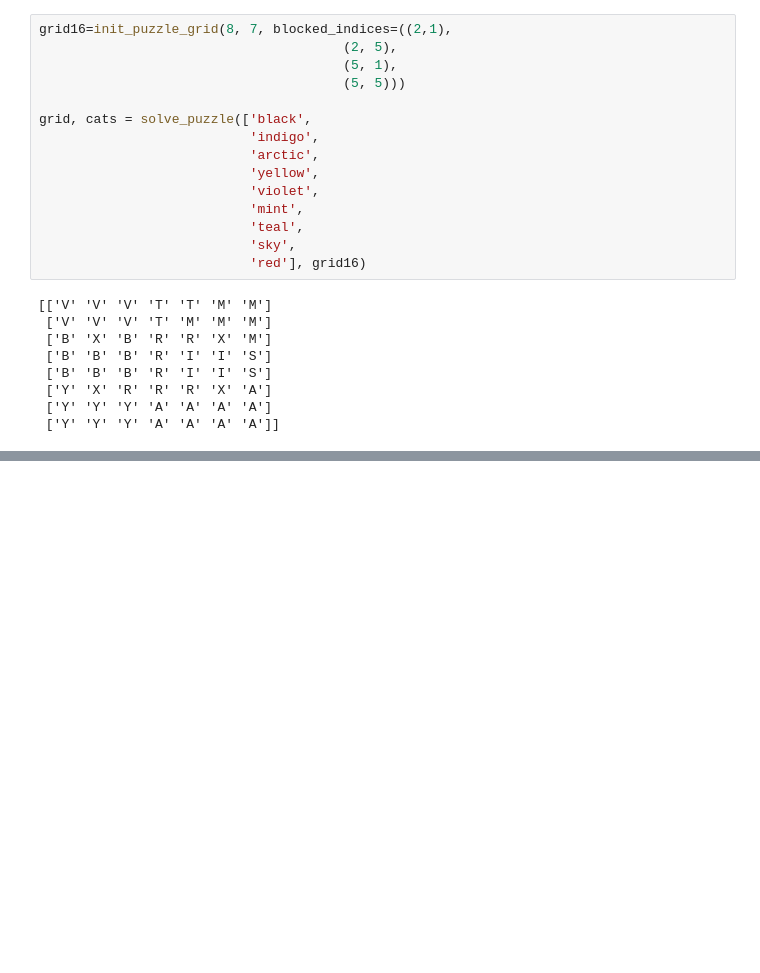
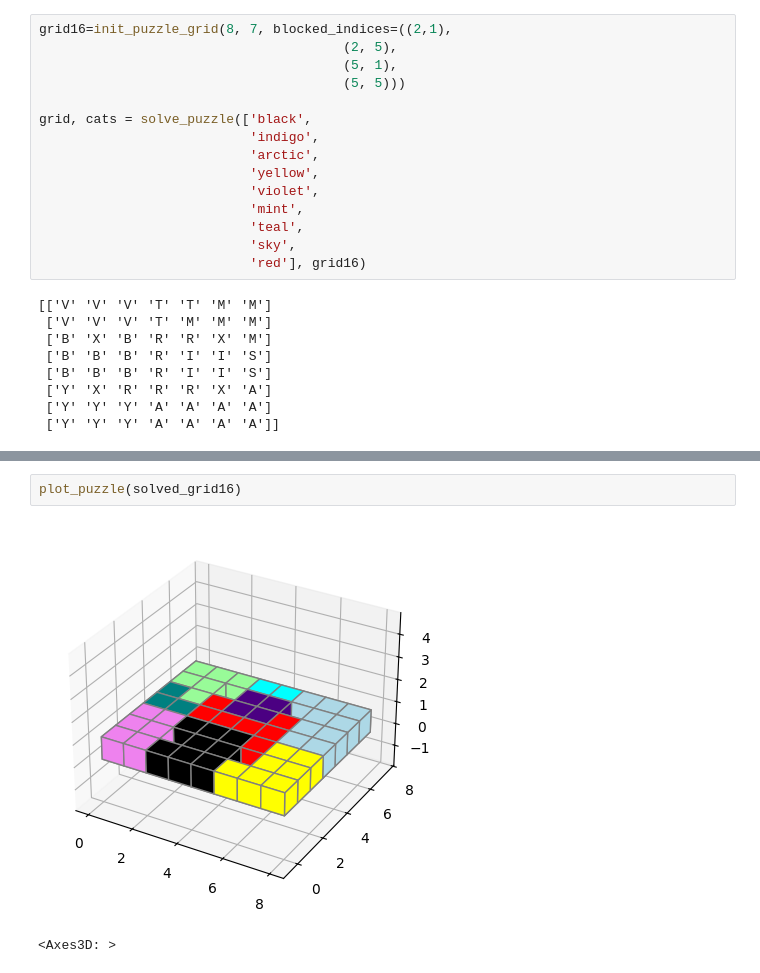
Before and after one commit to pdornian/cat_stax_solver, a Jupyter notebook: sandbox.ipynb, the cells around one changed output, grey strips where cells are left out. Saved outputs shown, nothing was run; the diff lists cells and outputs as text; blank space fills up the shorter version.

```diff
--- a/sandbox.ipynb
+++ b/sandbox.ipynb
@@ -80,0 +134,5 @@ grid, cats = solve_puzzle(['black',
+# %%
+plot_puzzle(solved_grid16)
+# %% [output]
+[figure, added]
+<Axes3D: >
```
Also changed, not shown: parts of 6 cells of this notebook.
